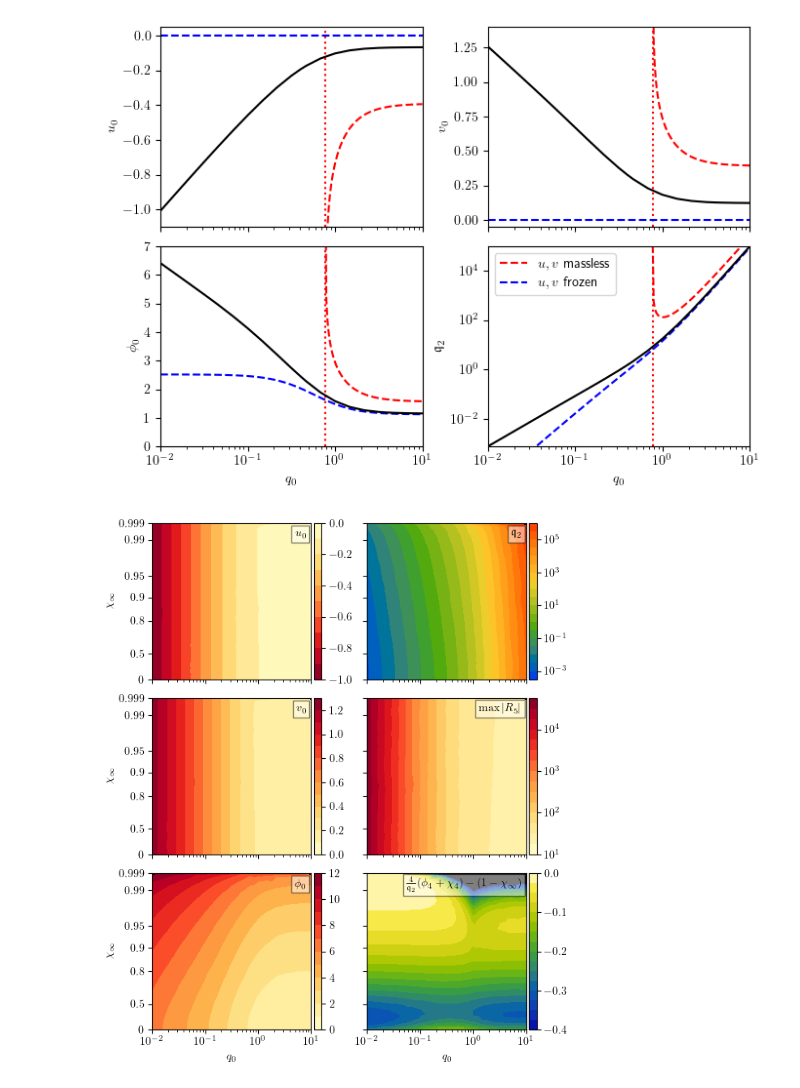
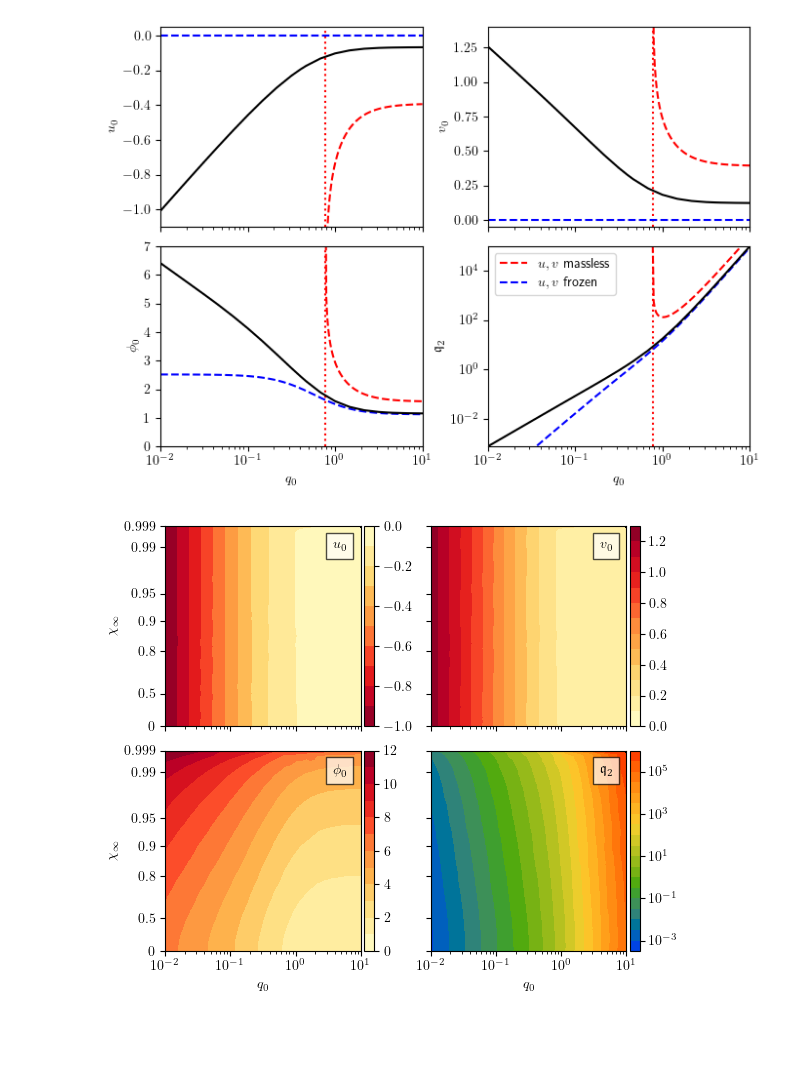
Before and after one commit to gloges/typeII-wormholes, a Jupyter notebook: wormholes.ipynb, the cells around one changed output. Saved outputs shown, nothing was run; the diff lists cells and outputs as text; code cells hidden in the pictures; blank space fills up the shorter version.

Commit message:
Figures updated

```diff
--- a/wormholes.ipynb
+++ b/wormholes.ipynb
@@ -751,7 +751,7 @@ tri.x = np.exp(tri.x)
 tri.y = myTransform_inverse(tri.y)
 
 
-fig, axes = plt.subplots(3, 2, figsize=(6,7), sharex=True, sharey=True)
+fig, axes = plt.subplots(2, 2, figsize=(6,5), sharex=True, sharey=True)
 
 for ax in axes.ravel():
     ax.set_facecolor('black')
@@ -762,56 +762,43 @@ fraction = 0.05
 levels = np.arange(-1, 0.01, 0.1)
 im = axes[0,0].tricontourf(tri, u0s, levels=levels, cmap='YlOrRd_r')
 plt.colorbar(im, ax=axes[0,0], pad=pad, fraction=fraction, ticks=np.arange(-1, 0.01, 0.2))
 
 levels = np.arange(0, 1.31, 0.1)
-im = axes[1,0].tricontourf(tri, v0s, levels=levels, cmap='YlOrRd')
-plt.colorbar(im, ax=axes[1,0], pad=pad, fraction=fraction, ticks=np.arange(0, 1.31, 0.2))
+im = axes[0,1].tricontourf(tri, v0s, levels=levels, cmap='YlOrRd')
+plt.colorbar(im, ax=axes[0,1], pad=pad, fraction=fraction, ticks=np.arange(0, 1.31, 0.2))
 
 levels = np.arange(0, 12.01, 1)
-im = axes[2,0].tricontourf(tri, φ0s, levels=levels, cmap='YlOrRd')
-plt.colorbar(im, ax=axes[2,0], pad=pad, fraction=fraction, ticks=np.arange(0, 12.01, 2))
+im = axes[1,0].tricontourf(tri, φ0s, levels=levels, cmap='YlOrRd')
+plt.colorbar(im, ax=axes[1,0], pad=pad, fraction=fraction, ticks=np.arange(0, 12.01, 2))
 
-im = axes[0,1].tricontourf(tri, charge2s, levels=10**np.arange(-3.5, 6.5, 0.5),
+im = axes[1,1].tricontourf(tri, charge2s, levels=10**np.arange(-3.5, 6.5, 0.5),
                            cmap=cc.cm['CET_R2'], norm=colors.LogNorm())
 exponents = np.arange(-3, 6.01, 2)
-ticks = 10**exponents
-cbar = plt.colorbar(im, ax=axes[0,1], pad=pad, fraction=fraction, ticks=ticks)
-cbar.ax.set_yticklabels(['$10^{' + '{:.0f}'.format(ii) + '}$' for ii in exponents])
-
-im = axes[1,1].tricontourf(tri, -ric5s, levels=10**np.arange(1, 4.76, 0.25),
-                           cmap='YlOrRd', norm=colors.LogNorm())
-exponents = np.arange(1, 4.01, 1)
 ticks = 10**exponents
 cbar = plt.colorbar(im, ax=axes[1,1], pad=pad, fraction=fraction, ticks=ticks)
 cbar.ax.set_yticklabels(['$10^{' + '{:.0f}'.format(ii) + '}$' for ii in exponents])
 
-levels = np.arange(0, -0.41, -0.025)[::-1]
-im = axes[2,1].tricontourf(tri, bps, levels=levels, cmap=cc.cm['CET_L9'])
-plt.colorbar(im, ax=axes[2,1], pad=pad, fraction=fraction, ticks=np.arange(0, -0.41, -0.1))
-# plt.scatter(q0s, χinfs, color='r', s=1)
-
-labels = ['$u_0$', '$v_0$', '$\phi_0$', '$\mathfrak{q}_2$', '$\max|R_5|$',
-          '$\\frac{4}{\mathfrak{q}_2}(\phi_4+\chi_4) - (1-\chi_\infty)$']
-for ax, label in zip(axes.T.ravel(), labels):
-    ax.text(8, 0.992, label, ha='right',
-            bbox={'boxstyle': 'square', 'alpha': 0.5, 'facecolor': 'w', 'edgecolor': 'k', 'pad': 0.3})
+labels = ['$u_0$', '$v_0$', '$\phi_0$', '$\mathfrak{q}_2$']
+for ax, label in zip(axes.ravel(), labels):
+    ax.text(6, 0.989, label, ha='right',
+            bbox={'boxstyle': 'square', 'alpha': 0.7, 'facecolor': 'w', 'edgecolor': 'k', 'pad': 0.5})
 
 for ax in axes[:, 0]:
     ax.set_ylabel('$\chi_\infty$')
 
 plt.xscale('log')
-axes[2,0].set_xlabel('$q_0$')
-axes[2,1].set_xlabel('$q_0$')
+axes[1,0].set_xlabel('$q_0$')
+axes[1,1].set_xlabel('$q_0$')
 
 plt.yscale('function', functions=(myTransform, myTransform_inverse))
 plt.ylim(0, 0.999)
 yticks = [0, 0.5, 0.8, 0.9, 0.95, 0.99, 0.999]
 plt.yticks(yticks, labels=['${}$'.format(yt) for yt in yticks])
 
 
 plt.tight_layout()
 plt.subplots_adjust(hspace=0.12)
-# plt.savefig('images/T11_params_BPS.png', dpi=300)
+# plt.savefig('images/T11_params.png', dpi=300)
 plt.show()
 # %% [output]
-[figure, old version]
+[figure, new version]
```
Also changed, not shown: parts of 1 cell of this notebook, 4 other files.
